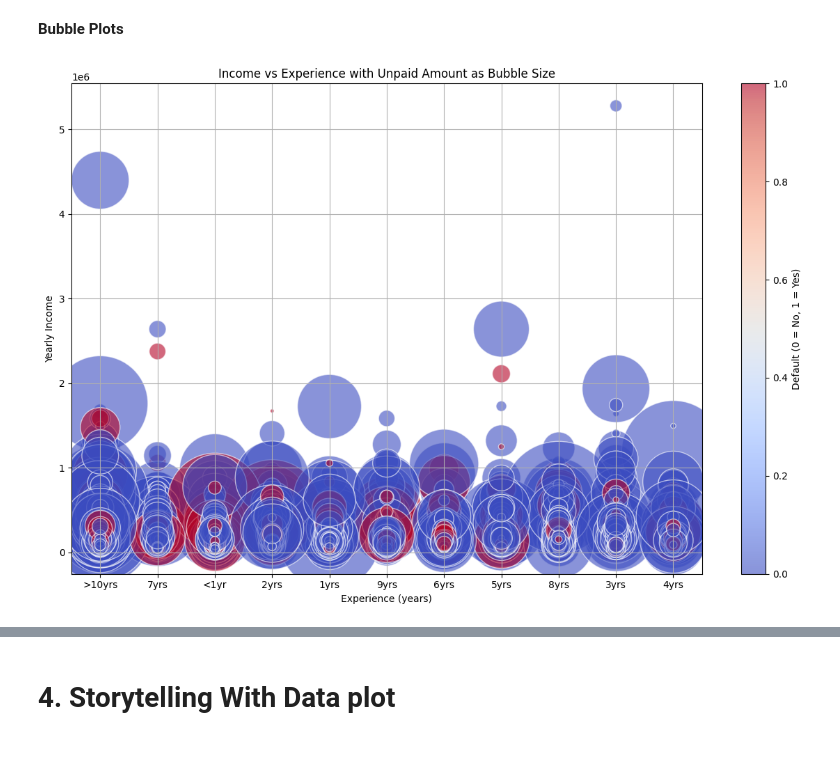
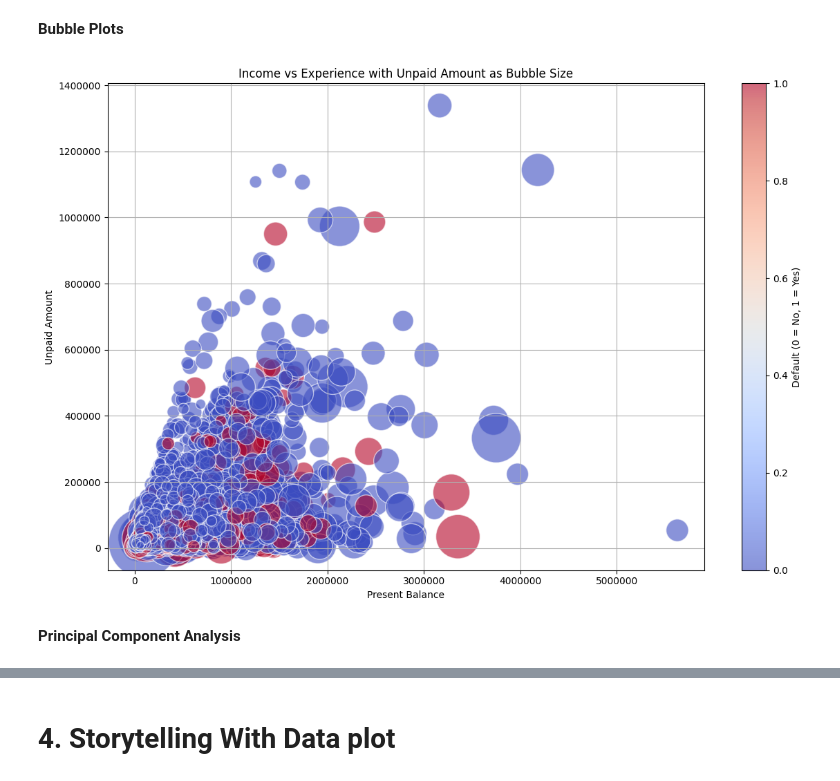
Before and after one commit to makenna-e/bu-cds-dx699s-summer-2025-assignments, a Jupyter notebook: OMDS-ModB2-Week9-Ehrlich-Makenna.ipynb, the cells around one changed output, grey strips where cells are left out. Saved outputs shown, nothing was run; the diff lists cells and outputs as text; code cells hidden in the pictures; blank space fills up the shorter version.

```diff
--- a/OMDS-ModB2-Week9-Ehrlich-Makenna.ipynb
+++ b/OMDS-ModB2-Week9-Ehrlich-Makenna.ipynb
@@ -93,20 +93,24 @@ plt.show()
 # %%
 plt.figure(figsize=(12, 8))
 bubble = plt.scatter(
-    df_loan['Experience'],
-    df_loan['Yearly_Income'],
-    s=df_loan['Unpaid_Amount'] / 100,  # scale size if needed
-    c=df_loan['Default'],
+    df_loan['Present_Balance'],
+    df_loan['Unpaid_Amount'],
+    s=df_loan['Yearly_Income'] / 1000,  # Scaling
+    c=df_loan["Default"],
     cmap='coolwarm',
     alpha=0.6,
     edgecolors='w'
 )
-plt.xlabel("Experience (years)")
-plt.ylabel("Yearly Income")
+
+plt.xlabel("Present Balance")
+plt.ylabel("Unpaid Amount")
 plt.title("Income vs Experience with Unpaid Amount as Bubble Size")
+plt.grid(True)
 plt.colorbar(label="Default (0 = No, 1 = Yes)")
-plt.grid(True)
+plt.ticklabel_format(style='plain', axis='both')
 plt.tight_layout()
 plt.show()
 # %% [output]
-[figure, old version]
+[figure, new version]
+# %% [markdown]
+**Principal Component Analysis**
```
Also changed, not shown: parts of 5 cells of this notebook.
